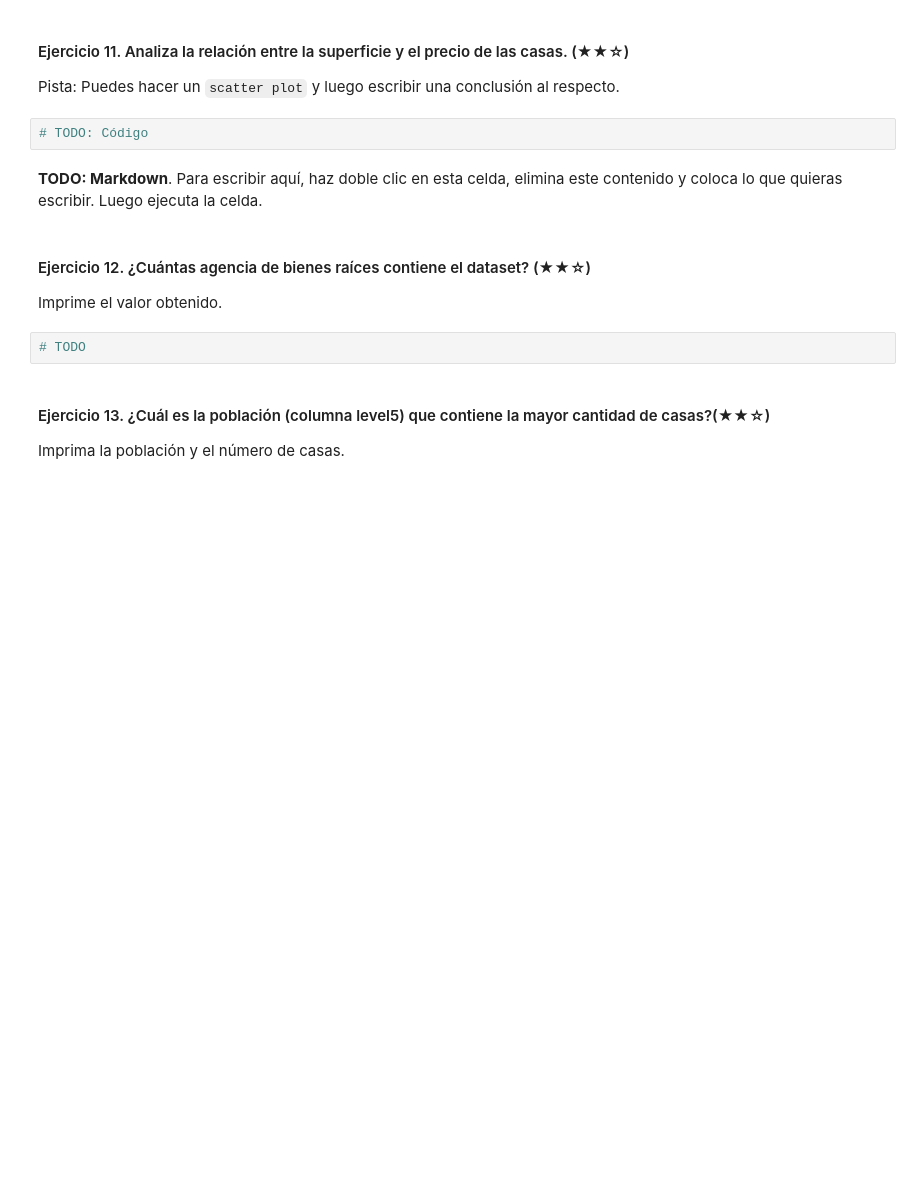
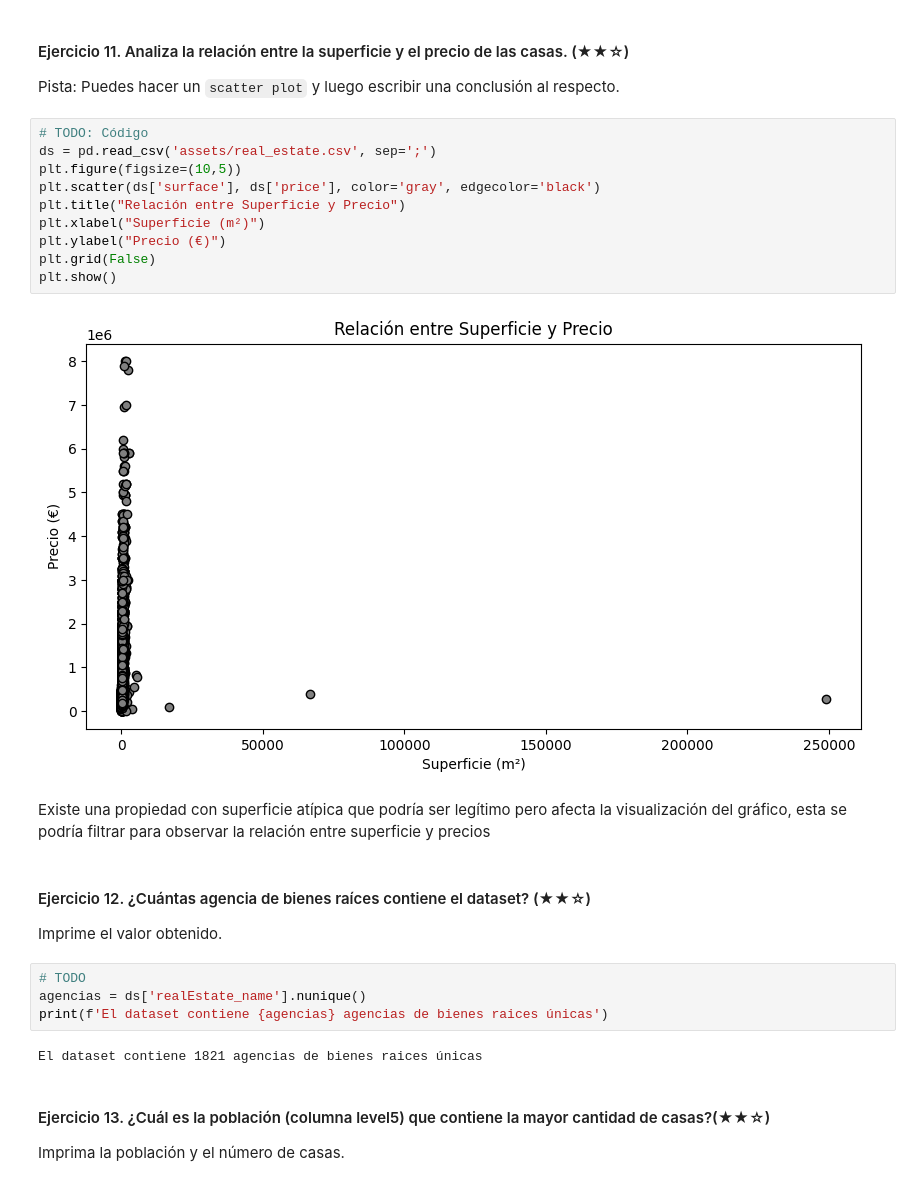
Before and after one commit to gorozcor/realestate-datacleanup-exercise, a Jupyter notebook: project.es.ipynb, the cells around one changed output. Drawn from its saved outputs; the diff is of its cells as text; blank space fills up the shorter version.

```diff
--- a/project.es.ipynb
+++ b/project.es.ipynb
@@ -235,14 +205,28 @@ Los promedios de pps no son los mismos, y se observa que Galapagar tiene un prec
 Pista: Puedes hacer un `scatter plot` y luego escribir una conclusión al respecto.
 # %%
 # TODO: Código
+ds = pd.read_csv('assets/real_estate.csv', sep=';')
+plt.figure(figsize=(10,5))
+plt.scatter(ds['surface'], ds['price'], color='gray', edgecolor='black')
+plt.title("Relación entre Superficie y Precio")
+plt.xlabel("Superficie (m²)")
+plt.ylabel("Precio (€)")
+plt.grid(False)
+plt.show()
+# %% [output]
+[figure, added]
 # %% [markdown]
-**TODO: Markdown**. Para escribir aquí, haz doble clic en esta celda, elimina este contenido y coloca lo que quieras escribir. Luego ejecuta la celda.
+Existe una propiedad con superficie atípica que podría ser legítimo pero afecta la visualización del gráfico, esta se podría filtrar para observar la relación entre superficie y precios
 # %% [markdown]
 #### Ejercicio 12. ¿Cuántas agencia de bienes raíces contiene el dataset? (★★☆)
 
 Imprime el valor obtenido.
 # %%
 # TODO
+agencias = ds['realEstate_name'].nunique()
+print(f'El dataset contiene {agencias} agencias de bienes raices únicas')
+# %% [output]
+El dataset contiene 1821 agencias de bienes raices únicas
 # %% [markdown]
 #### Ejercicio 13. ¿Cuál es la población (columna level5) que contiene la mayor cantidad de casas?(★★☆)
 
```
Also changed, not shown: parts of 21 cells of this notebook.
